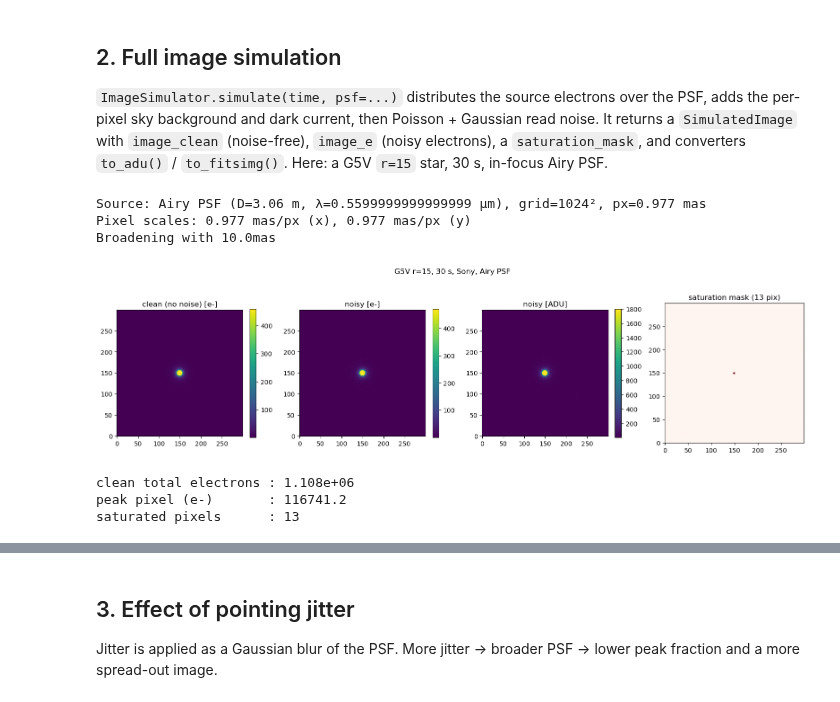
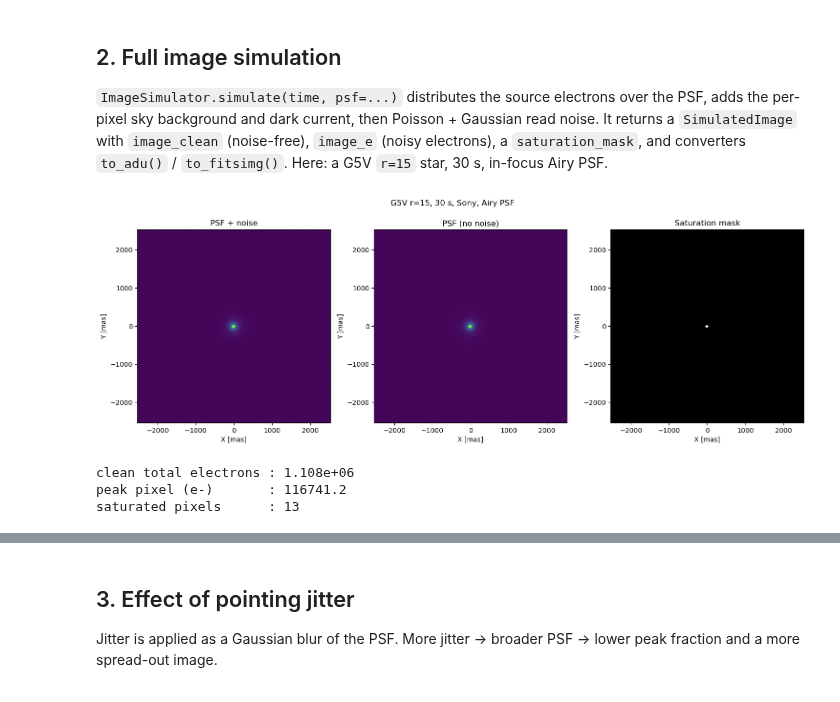
Before and after one commit to schmidt-observatories/wcc-etc, a Jupyter notebook: notebooks/04_psf_and_image_snr.ipynb, the cells around one changed output, grey strips where cells are left out. Drawn from its saved outputs; the diff is of its cells as text; code cells hidden in the pictures.

```diff
--- a/notebooks/04_psf_and_image_snr.ipynb
+++ b/notebooks/04_psf_and_image_snr.ipynb
@@ -76,27 +73,17 @@ fig.tight_layout(); plt.show()
 # %%
 res = imsim.simulate(time=30, psf=wcc_etc.AiryPSF(), add_noise=True, seed=0)
 
-panels = [(res.image_clean, 'clean (no noise) [e-]'),
-          (res.image_e, 'noisy [e-]'),
-          (res.to_adu(), 'noisy [ADU]')]
-fig, axes = plt.subplots(1, 4, figsize=(16, 4.2))
-for ax, (img, title) in zip(axes, panels):
-    im = ax.imshow(img, origin='lower', cmap='viridis',
-                   vmin=np.percentile(img, 50), vmax=np.percentile(img, 99.9))
-    ax.set_title(title); fig.colorbar(im, ax=ax, fraction=0.046)
-axes[3].imshow(res.saturation_mask, origin='lower', cmap='Reds')
-axes[3].set_title(f'saturation mask ({res.saturation_mask.sum()} pix)')
+# SimulatedImage.plot_image_row gives the standard 3-panel view:
+# PSF + noise, PSF (no noise), and the saturation mask, on a shared color scale.
+fig, axes = res.plot_image_row(stretch='log', units='mas')
 fig.suptitle('G5V r=15, 30 s, Sony, Airy PSF', y=1.02)
 fig.tight_layout(); plt.show()
 
 print(f'clean total electrons : {res.image_clean.sum():.3e}')
 print(f'peak pixel (e-)       : {res.image_e.max():.1f}')
 print(f'saturated pixels      : {res.saturation_mask.sum()}')
 # %% [output]
+[figure, new version]
-Source: Airy PSF (D=3.06 m, λ=0.5599999999999999 μm), grid=1024², px=0.977 mas
-Pixel scales: 0.977 mas/px (x), 0.977 mas/px (y)
-Broadening with 10.0mas
+clean total electrons : 1.108e+06
+peak pixel (e-)       : 116741.2
+saturated pixels      : 13
-[figure, old version]
-clean total electrons : 1.108e+06
-peak pixel (e-)       : 116741.2
-saturated pixels      : 13
```
Also changed, not shown: parts of 5 cells of this notebook, 1 other file.
